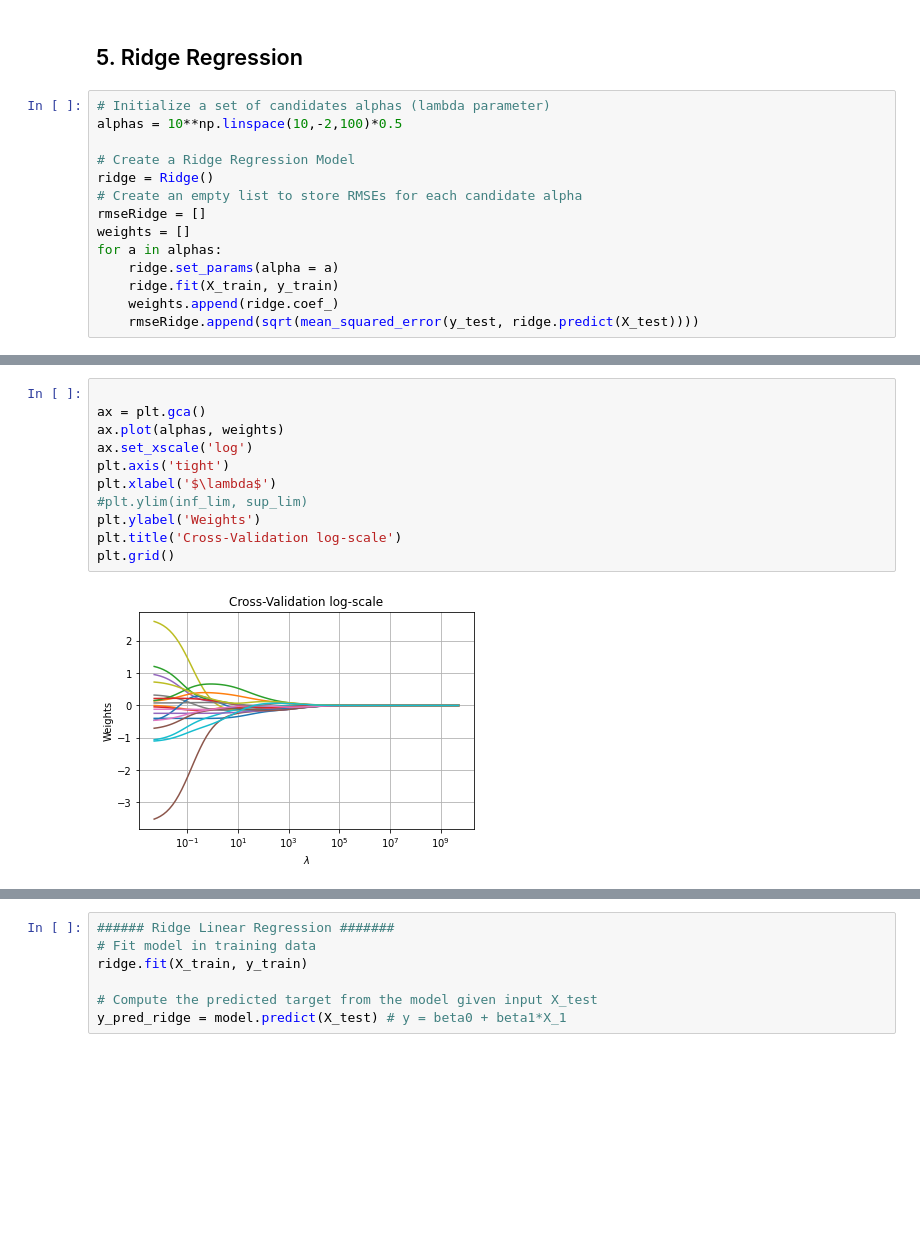
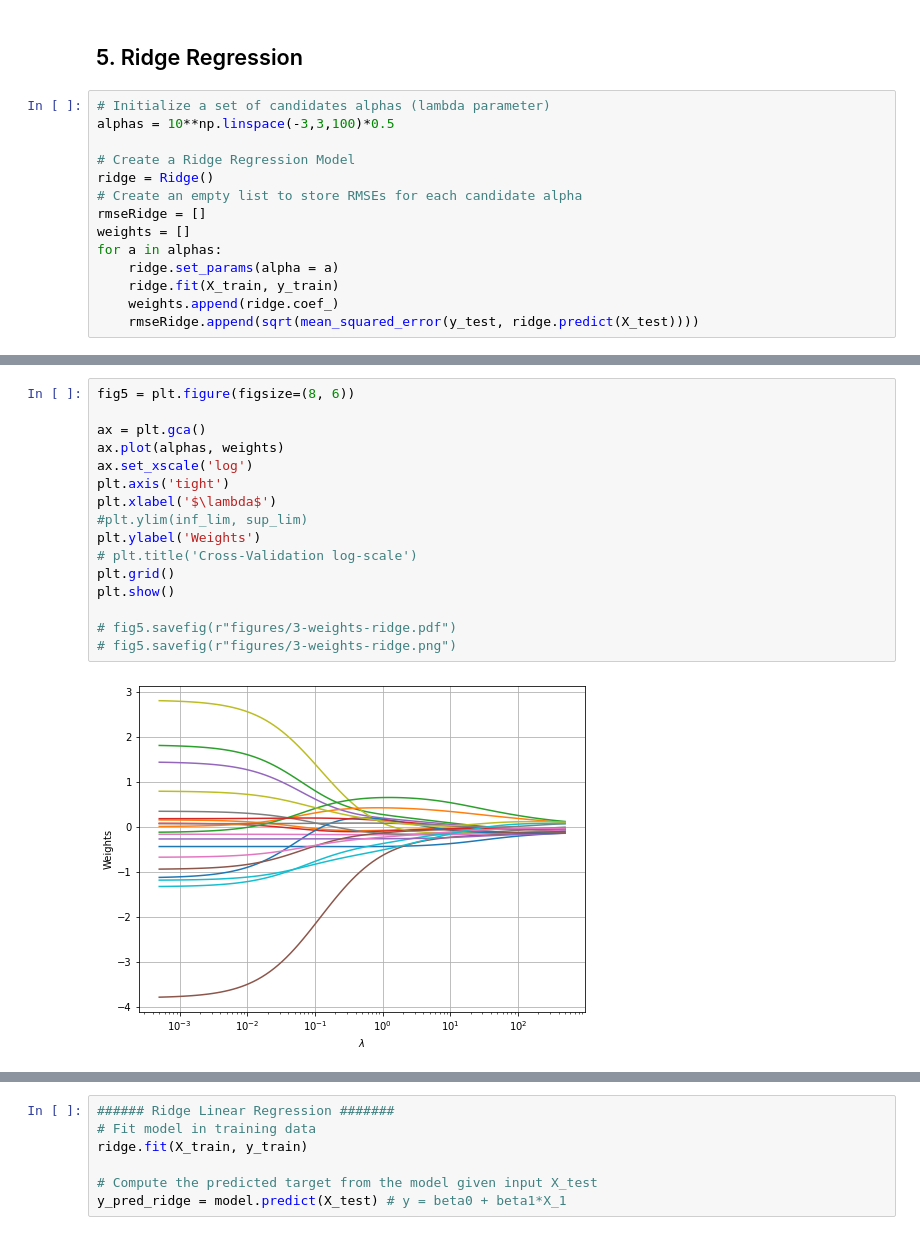
Before and after one commit to lucasabdalah/Exploratory-Data-Analisys, a Jupyter notebook: code/hw2/data_regression.ipynb, the cells around one changed output, grey strips where cells are left out. Cells and saved outputs as stored; diff of their text form; blank space fills up the shorter version.

```diff
--- a/code/hw2/data_regression.ipynb
+++ b/code/hw2/data_regression.ipynb
@@ -380,7 +442,7 @@ Standard deviation: 2.993.
 ## 5. Ridge Regression
 # %%
 # Initialize a set of candidates alphas (lambda parameter)
-alphas = 10**np.linspace(10,-2,100)*0.5
+alphas = 10**np.linspace(-3,3,100)*0.5
 
 # Create a Ridge Regression Model
 ridge = Ridge()
@@ -416,16 +483,21 @@ Lambda that minimizes the error: 0.005.
 # %%
+fig5 = plt.figure(figsize=(8, 6))
 
 ax = plt.gca()
 ax.plot(alphas, weights)
 ax.set_xscale('log')
 plt.axis('tight')
 plt.xlabel('$\lambda$')
 #plt.ylim(inf_lim, sup_lim)
 plt.ylabel('Weights')
-plt.title('Cross-Validation log-scale')
+# plt.title('Cross-Validation log-scale')
 plt.grid()
+plt.show()
+
+# fig5.savefig(r"figures/3-weights-ridge.pdf")
+# fig5.savefig(r"figures/3-weights-ridge.png")
 # %% [output]
-[figure, old version]
+[figure, new version]
 # %%
 weights = np.array(weights)
 
```
Also changed, not shown: parts of 23 cells of this notebook.
